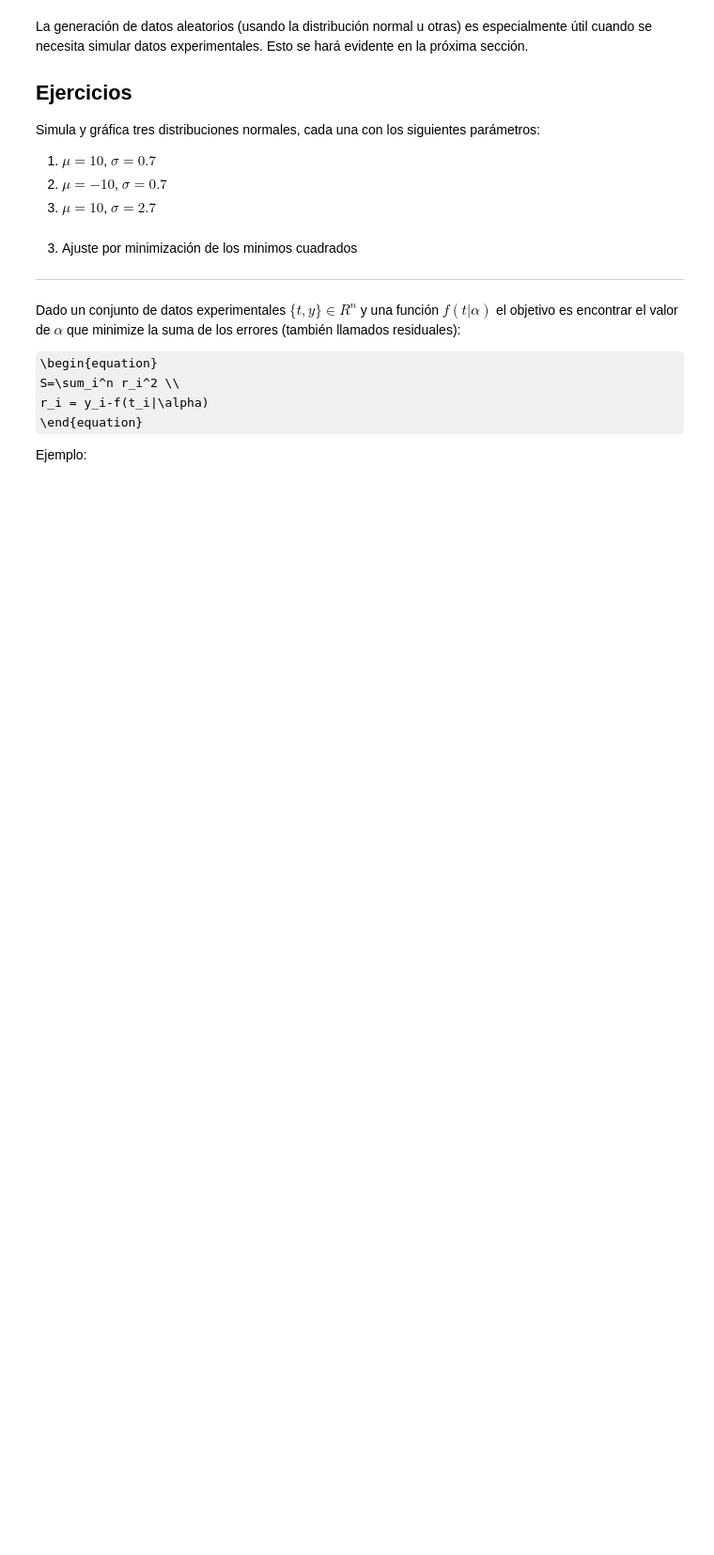
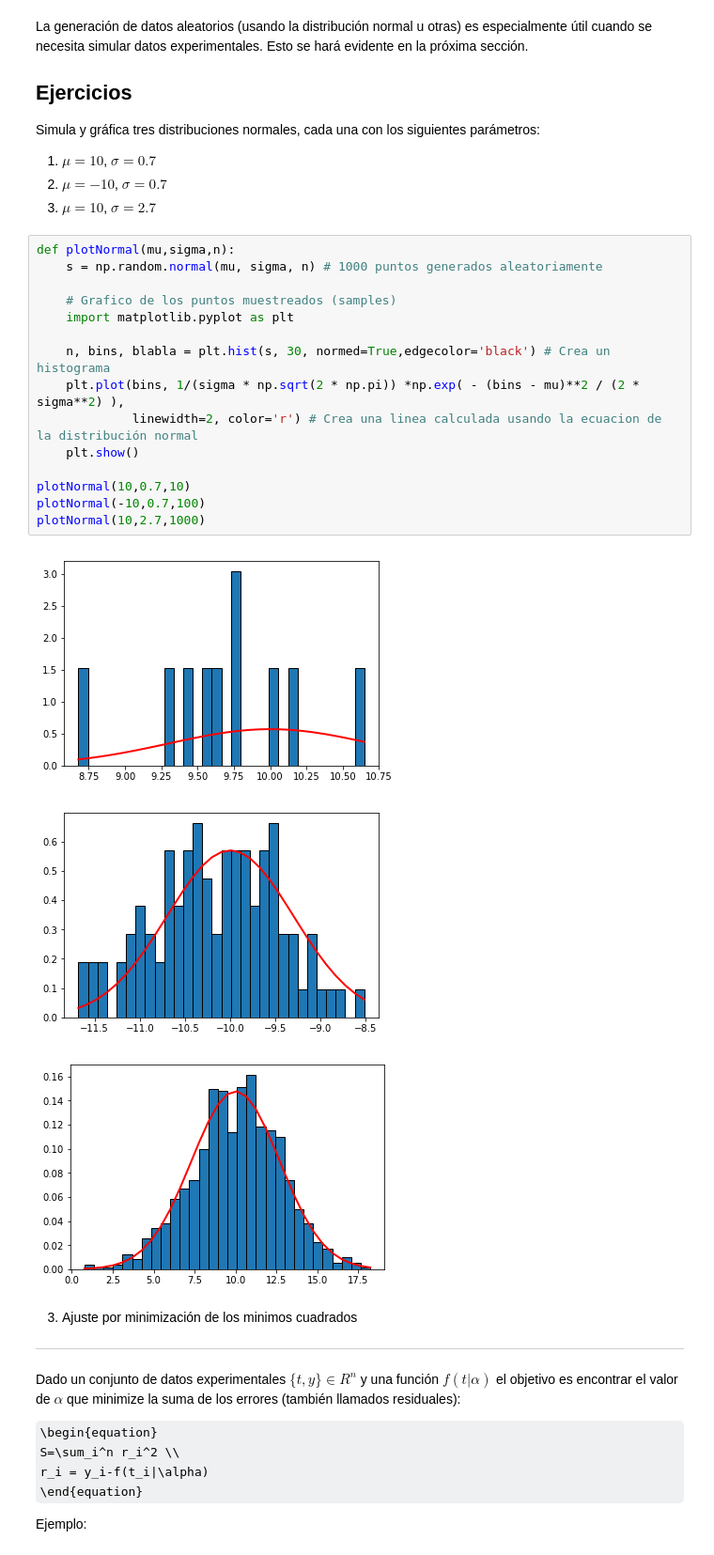
Before and after one commit to modcommet/Clases, a Jupyter notebook: clase2.ipynb, the cells around one changed output. Shown at 94% size. Saved outputs shown, nothing was run; the diff lists cells and outputs as text; some formulas as TeX source; blank space fills up the shorter version.

```diff
--- a/clase2.ipynb
+++ b/clase2.ipynb
@@ -114,6 +138,25 @@ Simula y gráfica tres distribuciones normales, cada una con los siguientes par
 1. $\mu=10$, $\sigma=0.7$
 2. $\mu=-10$, $\sigma=0.7$
 3. $\mu=10$, $\sigma=2.7$
+# %%
+def plotNormal(mu,sigma,n):
+    s = np.random.normal(mu, sigma, n) # 1000 puntos generados aleatoriamente
+
+    # Grafico de los puntos muestreados (samples)
+    import matplotlib.pyplot as plt
+
+    n, bins, blabla = plt.hist(s, 30, normed=True,edgecolor='black') # Crea un histograma
+    plt.plot(bins, 1/(sigma * np.sqrt(2 * np.pi)) *np.exp( - (bins - mu)**2 / (2 * sigma**2) ),
+             linewidth=2, color='r') # Crea una linea calculada usando la ecuacion de la distribución normal
+    plt.show()
+
+plotNormal(10,0.7,10)
+plotNormal(-10,0.7,100)
+plotNormal(10,2.7,1000)
+# %% [output]
+[figure, added]
+[figure, added]
+[figure, added]
 # %% [markdown]
 3. Ajuste por minimización de los minimos cuadrados
 ---------------------------------------------------
```
Also changed, not shown: parts of 7 cells of this notebook, 1 other file.
